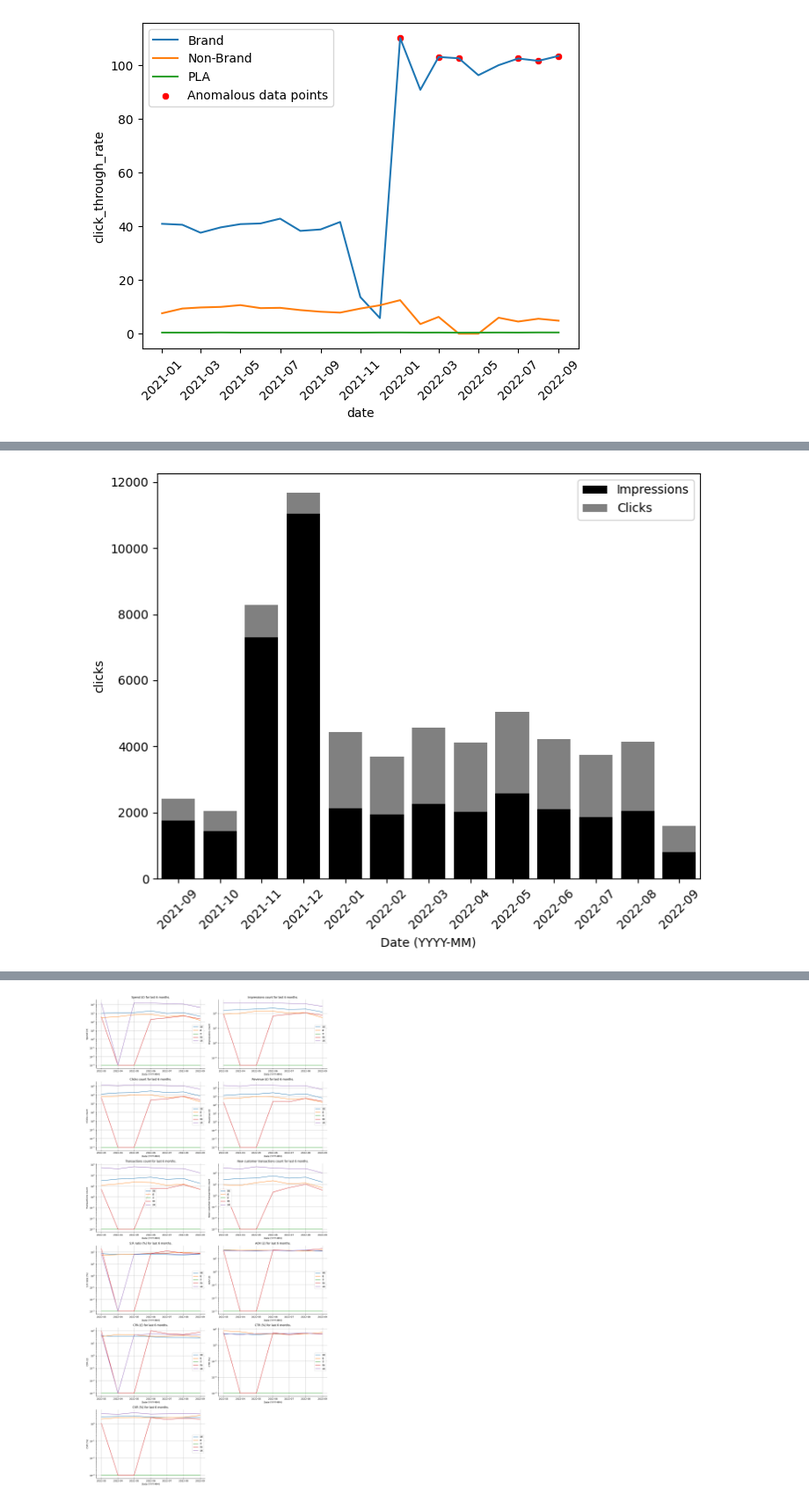
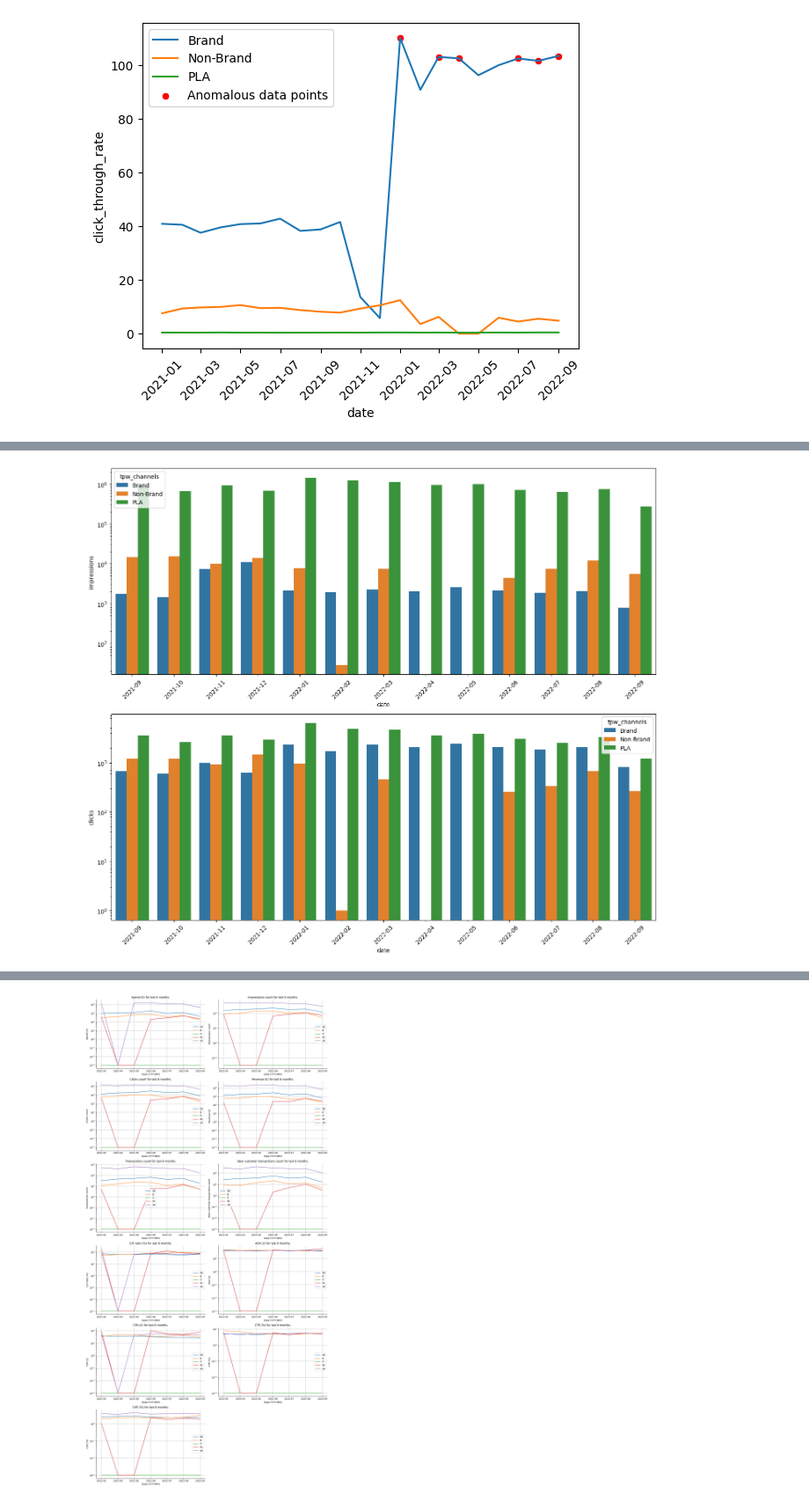
Before and after one commit to DanRHoward/Protein_Works_Presentation, a Jupyter notebook: Protein Works Presentation.ipynb, the cells around one changed output, grey strips where cells are left out. Shown at 88% size. Saved outputs shown, nothing was run; the diff lists cells and outputs as text; code cells hidden in the pictures.

```diff
--- a/Protein Works Presentation.ipynb
+++ b/Protein Works Presentation.ipynb
@@ -752,15 +782,29 @@ plt.show()
 # %%
-plt.figure(figsize=(8, 6))
-hist_data = marketing_data_df[(marketing_data_df['country']=='FR')&(marketing_data_df['tpw_channels']=='Brand')&(marketing_data_df['date']>='2021-09-01')].copy()
+fig, axes = plt.subplots(2, 1, figsize=(14, 12))
 
+hist_data = marketing_data_df[(marketing_data_df['country']=='FR')&(marketing_data_df['date']>='2021-09-01')].copy()
 hist_data['date'] = pd.to_datetime(hist_data['date'])
 hist_data['date'] = hist_data['date'].dt.to_period('M')
 
-sns.barplot(data=hist_data,x='date',y='impressions',label='Impressions',color='black')
-sns.barplot(data=hist_data,x='date',y='clicks',bottom=hist_data['impressions'],label='Clicks',color='grey')
+sns.barplot(data=hist_data,
+            x='date',
+            y='impressions',
+            hue='tpw_channels',
+            ax=axes[0])
+
+sns.barplot(data=hist_data,
+            x='date',
+            y='clicks',
+            hue='tpw_channels',
+            ax=axes[1])
+
+for ax in axes.flat:
+    ax.set_xticklabels(ax.get_xticklabels(), rotation=45)
+    ax.set_yscale('log')
+
+plt.yscale('log')
 plt.xticks(rotation=45)
-plt.xlabel('Date (YYYY-MM)')
-plt.legend()
+plt.tight_layout()
 plt.show()
 # %% [output]
-[figure, old version]
+[figure, new version]
```
Also changed, not shown: parts of 34 cells of this notebook.
